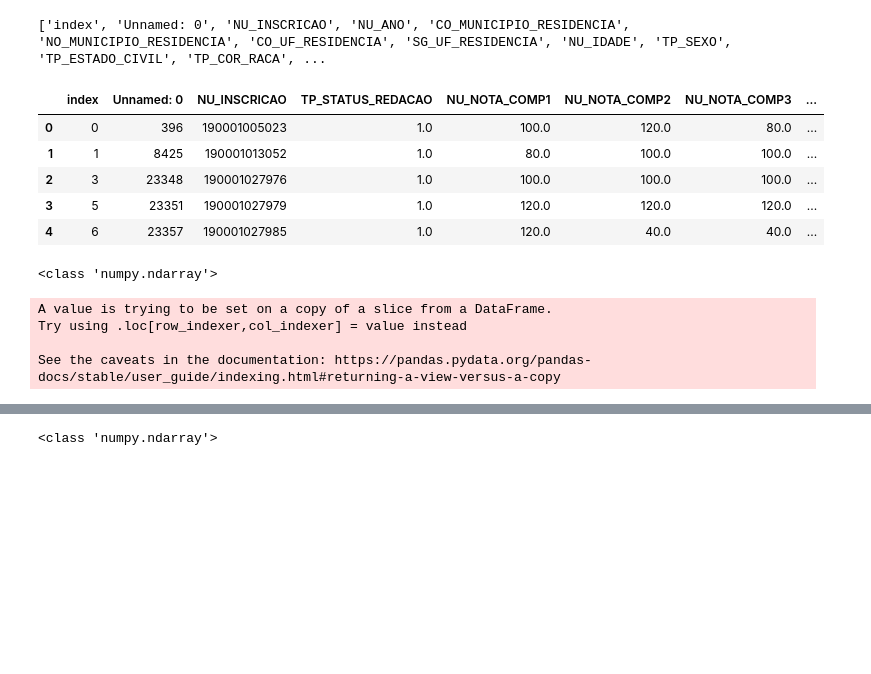
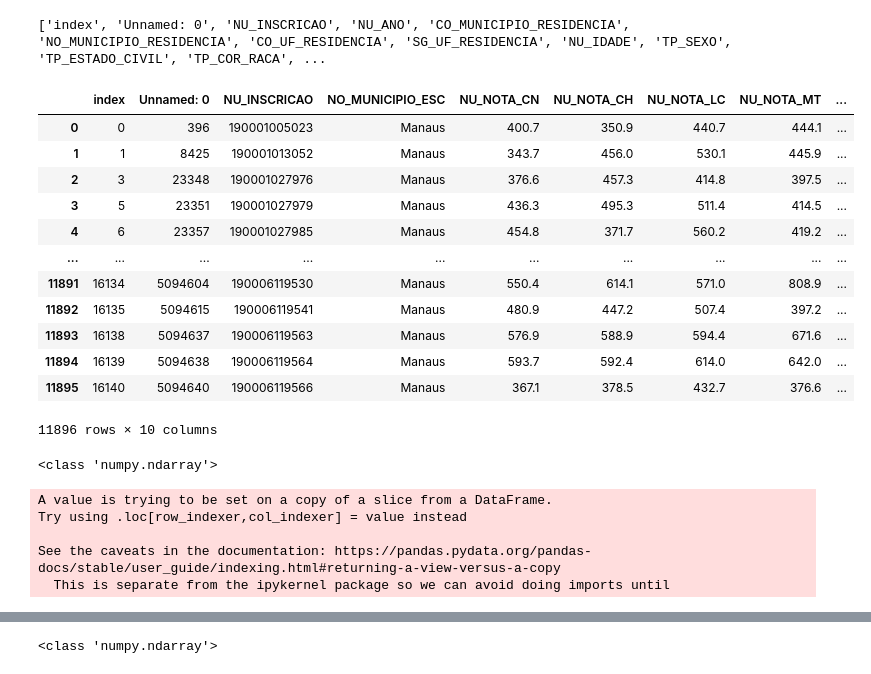
Before and after one commit to paulordie/aquis-preproc-explo-dados, a Jupyter notebook: projeto-enem-pcorrea.ipynb, the cells around one changed output, grey strips where cells are left out. Drawn from its saved outputs; the diff is of its cells as text; code cells hidden in the pictures; blank space fills up the shorter version.

```diff
--- a/projeto-enem-pcorrea.ipynb
+++ b/projeto-enem-pcorrea.ipynb
@@ -225,16 +225,23 @@ df_manaus.drop(['NU_ANO', 'CO_MUNICIPIO_RESIDENCIA', 'NO_MUNICIPIO_RESIDENCIA',
 # %%
-df_manaus.head()
+df_manaus
 # %% [output]
-|  | index | Unnamed: 0 | NU_INSCRICAO | TP_STATUS_REDACAO | NU_NOTA_COMP1 | NU_NOTA_COMP2 | NU_NOTA_COMP3 | ... |
-| 0 | 0 | 396 | 190001005023 | 1.0 | 100.0 | 120.0 | 80.0 | ... |
-| 1 | 1 | 8425 | 190001013052 | 1.0 | 80.0 | 100.0 | 100.0 | ... |
-| 2 | 3 | 23348 | 190001027976 | 1.0 | 100.0 | 100.0 | 100.0 | ... |
-| 3 | 5 | 23351 | 190001027979 | 1.0 | 120.0 | 120.0 | 120.0 | ... |
-| 4 | 6 | 23357 | 190001027985 | 1.0 | 120.0 | 40.0 | 40.0 | ... |
+|  | index | Unnamed: 0 | NU_INSCRICAO | NO_MUNICIPIO_ESC | NU_NOTA_CN | NU_NOTA_CH | NU_NOTA_LC | NU_NOTA_MT | ... |
+| 0 | 0 | 396 | 190001005023 | Manaus | 400.7 | 350.9 | 440.7 | 444.1 | ... |
+| 1 | 1 | 8425 | 190001013052 | Manaus | 343.7 | 456.0 | 530.1 | 445.9 | ... |
+| 2 | 3 | 23348 | 190001027976 | Manaus | 376.6 | 457.3 | 414.8 | 397.5 | ... |
+| 3 | 5 | 23351 | 190001027979 | Manaus | 436.3 | 495.3 | 511.4 | 414.5 | ... |
+| 4 | 6 | 23357 | 190001027985 | Manaus | 454.8 | 371.7 | 560.2 | 419.2 | ... |
+| ... | ... | ... | ... | ... | ... | ... | ... | ... | ... |
+| 11891 | 16134 | 5094604 | 190006119530 | Manaus | 550.4 | 614.1 | 571.0 | 808.9 | ... |
+| 11892 | 16135 | 5094615 | 190006119541 | Manaus | 480.9 | 447.2 | 507.4 | 397.2 | ... |
+| 11893 | 16138 | 5094637 | 190006119563 | Manaus | 576.9 | 588.9 | 594.4 | 671.6 | ... |
+| 11894 | 16139 | 5094638 | 190006119564 | Manaus | 593.7 | 592.4 | 614.0 | 642.0 | ... |
+| 11895 | 16140 | 5094640 | 190006119566 | Manaus | 367.1 | 378.5 | 432.7 | 376.6 | ... |
+11896 rows × 10 columns
 # %%
 #df_manaus_A = df_manaus[df_manaus['Q006'] == 'B']
 df_manaus_A_B_C = df_manaus.loc[(df_manaus["Q006"]=="A") | (df_manaus["Q006"]=="B") | (df_manaus["Q006"]=="C")]
-df_manaus_A_B_C["NOTA TOTAL"] = df_manaus_A_B_C.iloc[:,4:10].sum(axis=1)
+df_manaus_A_B_C["NOTA TOTAL"] = df_manaus_A_B_C.iloc[:,4:8].sum(axis=1)
 save_A_B_C = []
 for x in df_manaus_A_B_C["NOTA TOTAL"]:
     save_A_B_C.append(x)
@@ -246,6 +253,7 @@ A value is trying to be set on a copy of a slice from a DataFrame.
 Try using .loc[row_indexer,col_indexer] = value instead
 
 See the caveats in the documentation: https://pandas.pydata.org/pandas-docs/stable/user_guide/indexing.html#returning-a-view-versus-a-copy
+  This is separate from the ipykernel package so we can avoid doing imports until
 # %%
 grafNormalized(df_manaus_A_B_C["NOTA TOTAL"],"nota final classe A, B e C")
 # %% [output]
```
Also changed, not shown: parts of 11 cells of this notebook, 1 other file.
